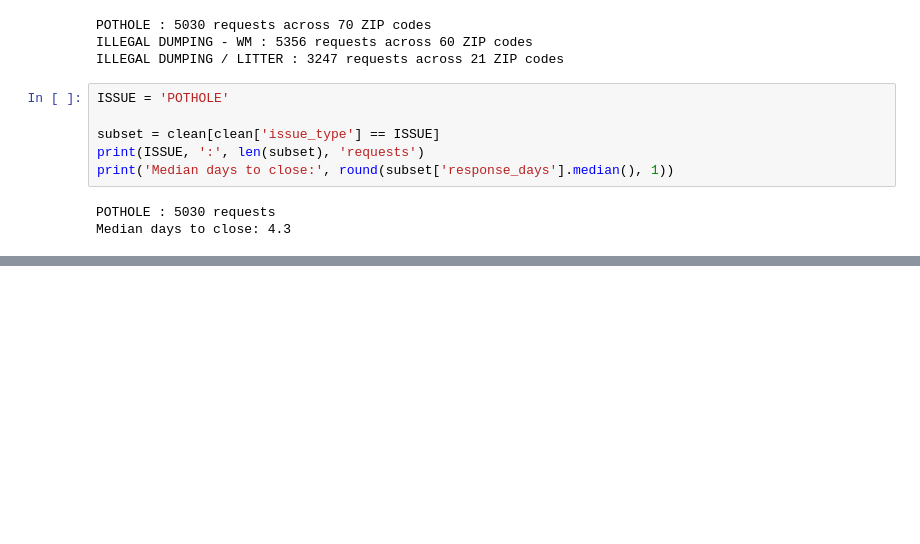
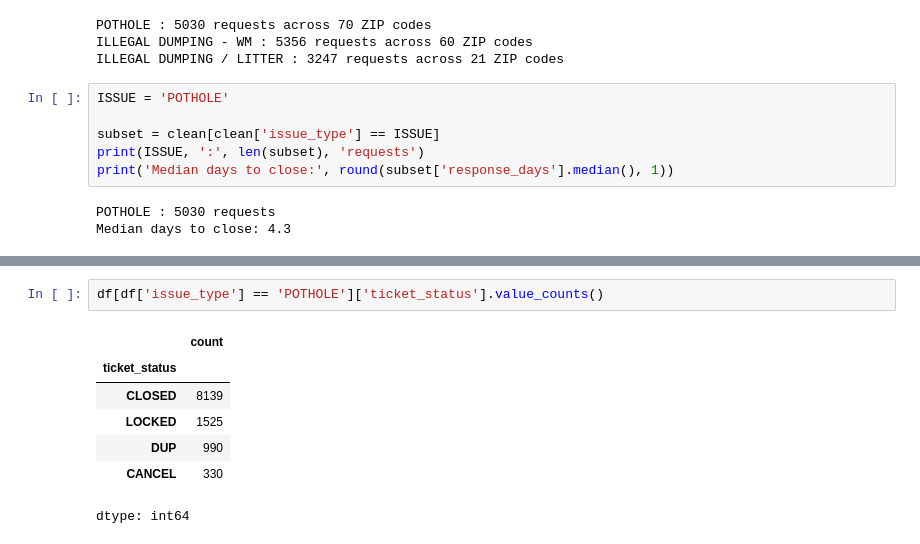
Before and after one commit to Crayon897/miami-dade-311-analysis, a Jupyter notebook: 311_analysis.ipynb, the cells around one changed output, grey strips where cells are left out. Saved outputs shown, nothing was run; the diff lists cells and outputs as text; blank space fills up the shorter version.

```diff
--- a/311_analysis.ipynb
+++ b/311_analysis.ipynb
@@ -191,0 +148,10 @@ subset[['response_days', 'actual_completed_days', 'goal_days']].head(10)
+# %%
+df[df['issue_type'] == 'POTHOLE']['ticket_status'].value_counts()
+# %% [output]
+|  | count |
+| ticket_status |  |
+| CLOSED | 8139 |
+| LOCKED | 1525 |
+| DUP | 990 |
+| CANCEL | 330 |
+dtype: int64
```
Also changed, not shown: parts of 11 cells of this notebook.
